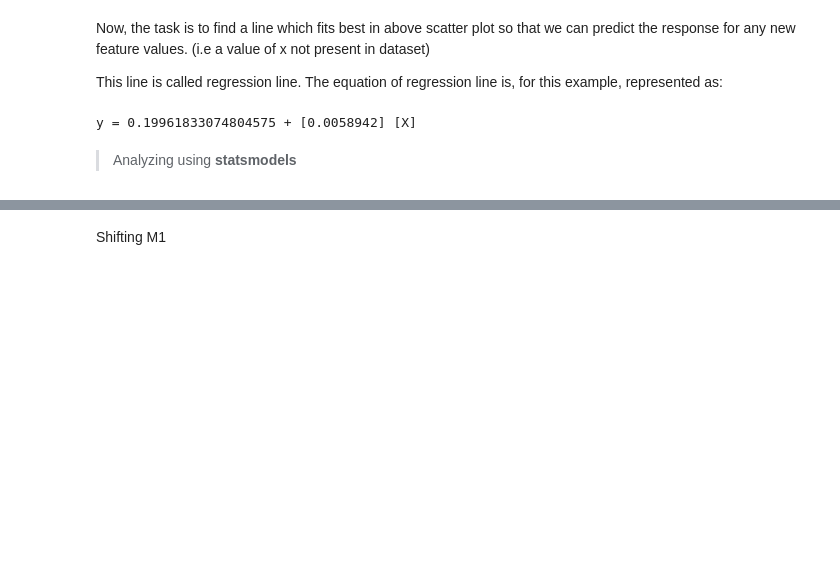
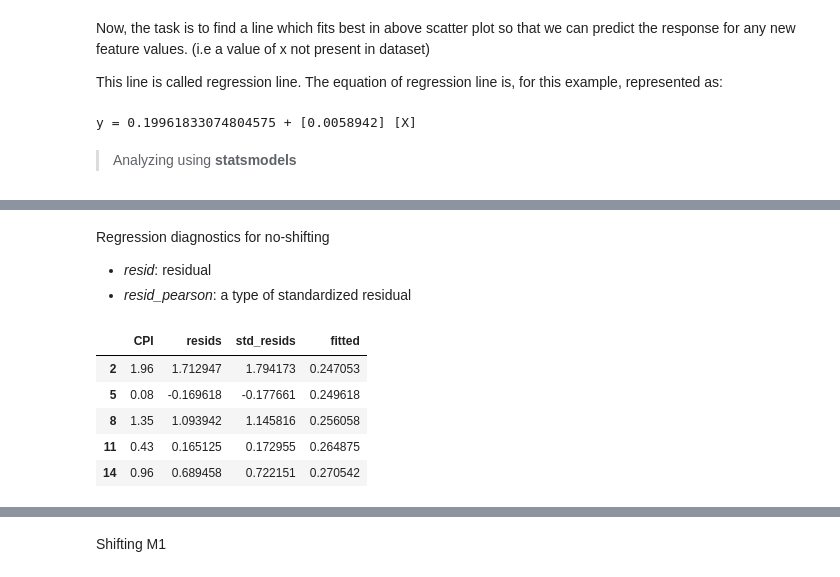
Before and after one commit to aricem/BusinessForecasting, a Jupyter notebook: CPI.ipynb, the cells around one changed output, grey strips where cells are left out. Cells and saved outputs as stored; diff of their text form; code cells hidden in the pictures; blank space fills up the shorter version.

```diff
--- a/CPI.ipynb
+++ b/CPI.ipynb
@@ -1095,3 +1093,21 @@ Covariance Type:            nonrobust
 
 Warnings:
 [1] Standard Errors assume that the covariance matrix of the errors is correctly specified.
+# %% [markdown]
+Regression diagnostics for no-shifting
+
+* *resid*: residual
+* *resid_pearson*: a type of standardized residual
+# %%
+diagnostics = pd.DataFrame({'CPI': df_bra.CPI,
+                            'resids': model.resid,
+                            'std_resids': model.resid_pearson,
+                            'fitted': model.predict()})
+diagnostics.head()
+# %% [output]
+|  | CPI | resids | std_resids | fitted |
+| 2 | 1.96 | 1.712947 | 1.794173 | 0.247053 |
+| 5 | 0.08 | -0.169618 | -0.177661 | 0.249618 |
+| 8 | 1.35 | 1.093942 | 1.145816 | 0.256058 |
+| 11 | 0.43 | 0.165125 | 0.172955 | 0.264875 |
+| 14 | 0.96 | 0.689458 | 0.722151 | 0.270542 |
```
Also changed, not shown: parts of 22 cells of this notebook.
